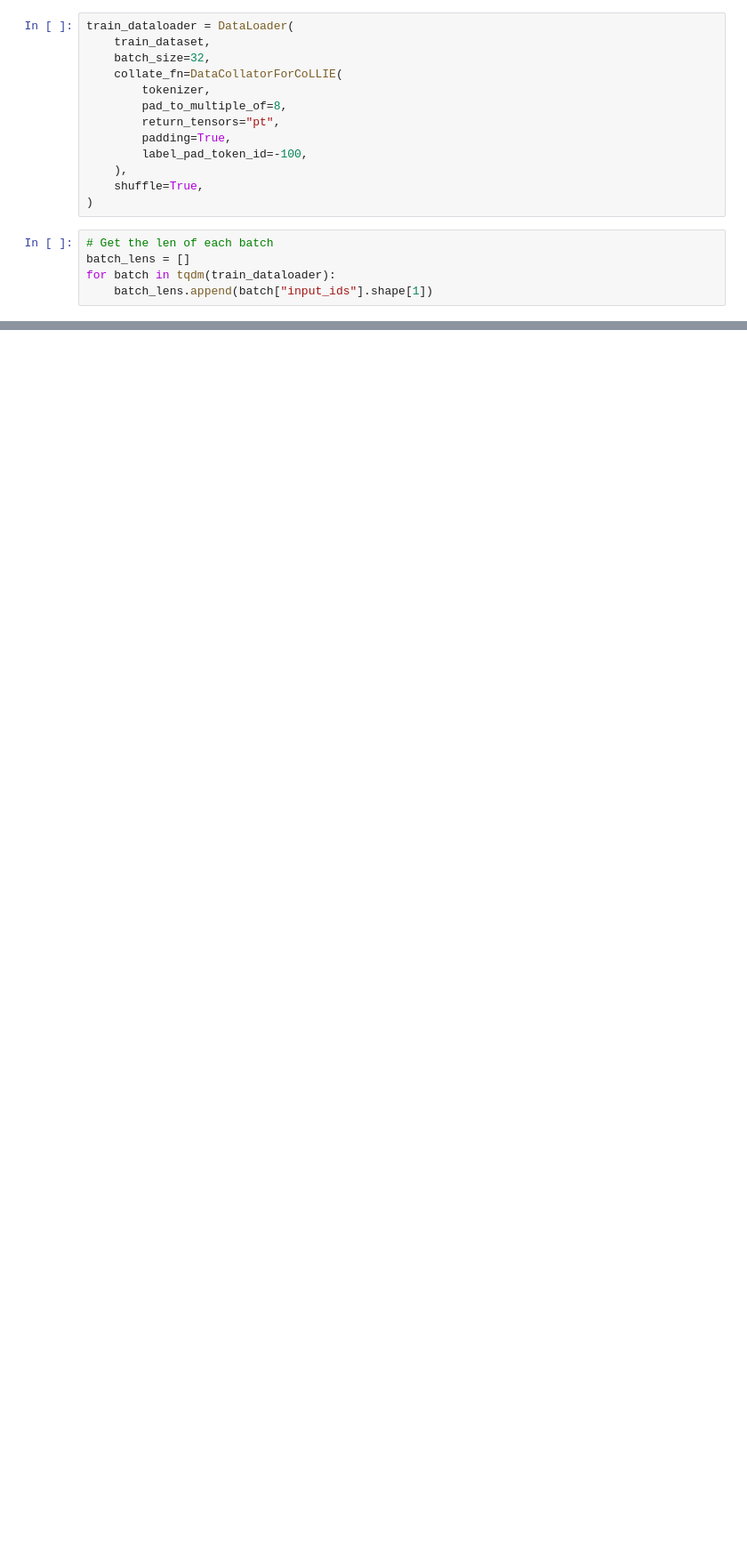
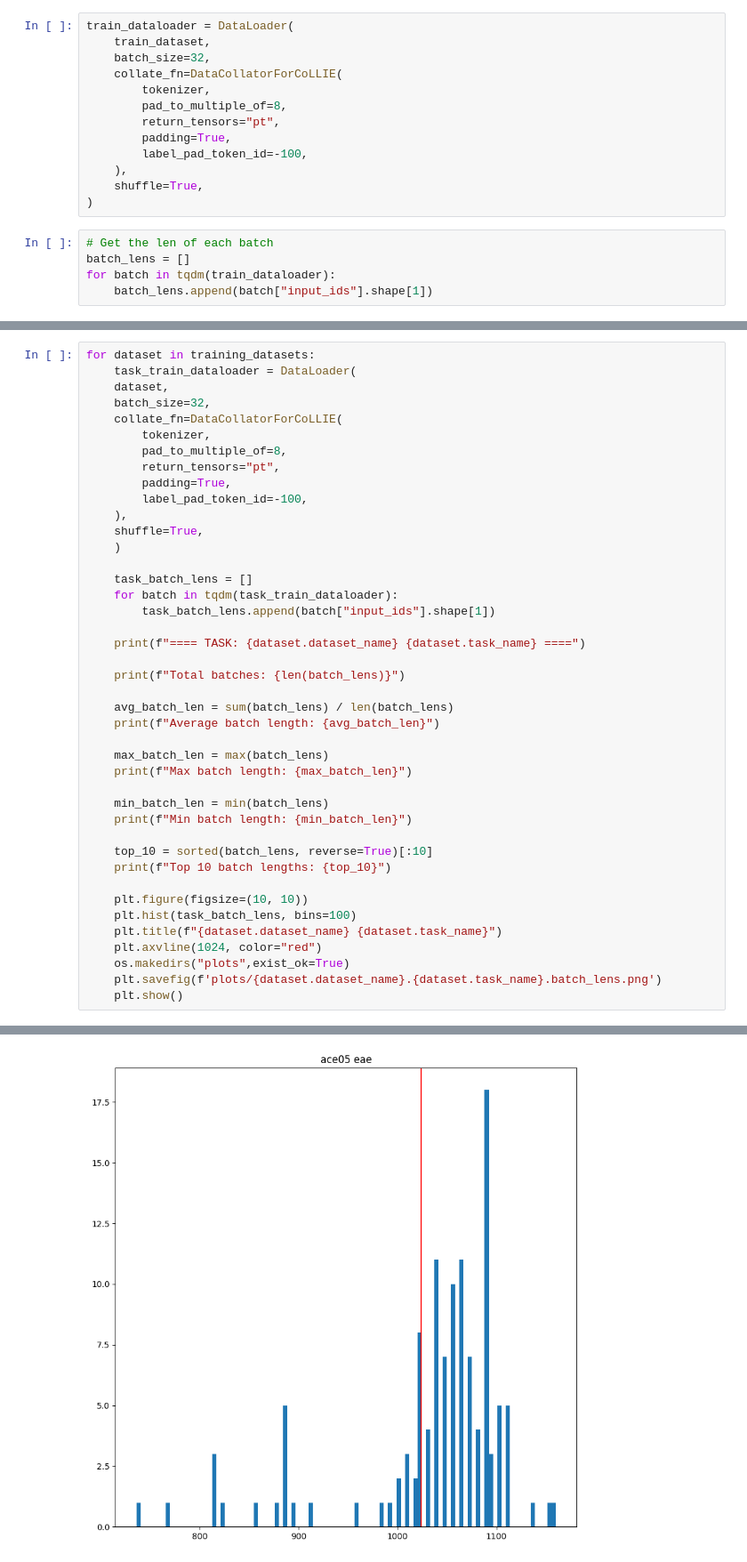
Before and after one commit to hitz-zentroa/GoLLIE, a Jupyter notebook: notebooks/batch_len.ipynb, the cells around one changed output, grey strips where cells are left out. Shown at 89% size. Cells and saved outputs as stored; diff of their text form; blank space fills up the shorter version.

```diff
--- a/notebooks/batch_len.ipynb
+++ b/notebooks/batch_len.ipynb
@@ -175,0 +193,43 @@ NameError: name 'ax' is not defined
+# %%
+for dataset in training_datasets:
+    task_train_dataloader = DataLoader(
+    dataset,
+    batch_size=32,
+    collate_fn=DataCollatorForCoLLIE(
+        tokenizer,
+        pad_to_multiple_of=8,
+        return_tensors="pt",
+        padding=True,
+        label_pad_token_id=-100,
+    ),
+    shuffle=True,
+    )
+
+    task_batch_lens = []
+    for batch in tqdm(task_train_dataloader):
+        task_batch_lens.append(batch["input_ids"].shape[1])
+
+    print(f"==== TASK: {dataset.dataset_name} {dataset.task_name} ====")
+
+    print(f"Total batches: {len(batch_lens)}")
+
+    avg_batch_len = sum(batch_lens) / len(batch_lens)
+    print(f"Average batch length: {avg_batch_len}")
+
+    max_batch_len = max(batch_lens)
+    print(f"Max batch length: {max_batch_len}")
+
+    min_batch_len = min(batch_lens)
+    print(f"Min batch length: {min_batch_len}")
+
+    top_10 = sorted(batch_lens, reverse=True)[:10]
+    print(f"Top 10 batch lengths: {top_10}")
+
+    plt.figure(figsize=(10, 10))
+    plt.hist(task_batch_lens, bins=100)
+    plt.title(f"{dataset.dataset_name} {dataset.task_name}")
+    plt.axvline(1024, color="red")
+    os.makedirs("plots",exist_ok=True)
+    plt.savefig(f'plots/{dataset.dataset_name}.{dataset.task_name}.batch_lens.png')
+    plt.show()
+# %% [output]
@@ -175,0 +242 @@ NameError: name 'ax' is not defined
+[figure, added]
```
Also changed, not shown: parts of 8 cells of this notebook.
